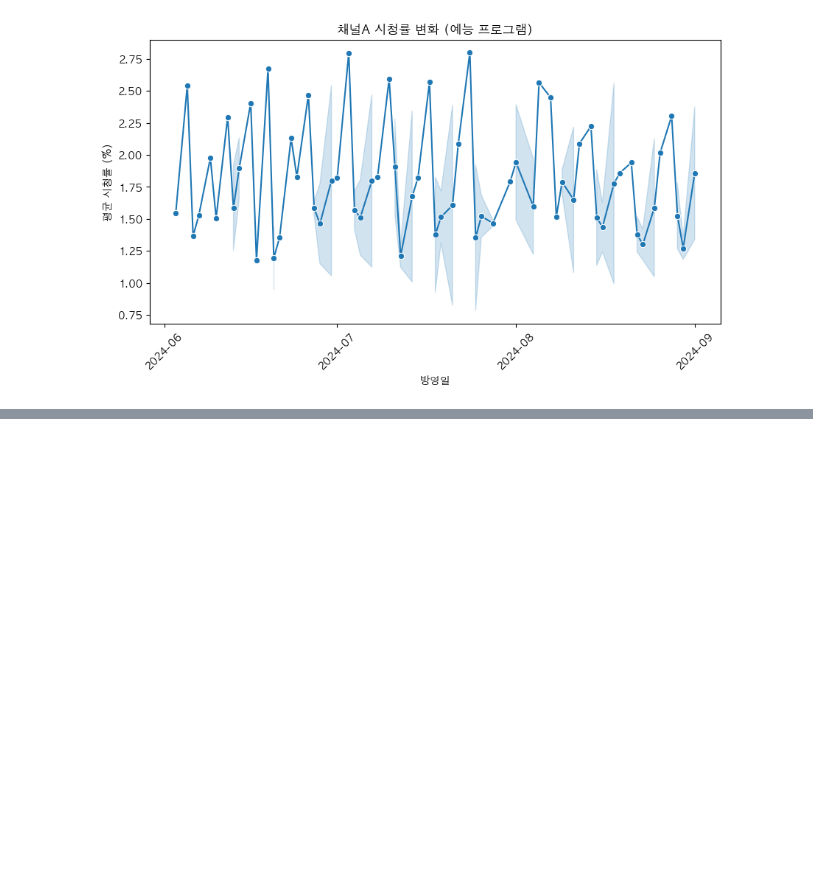
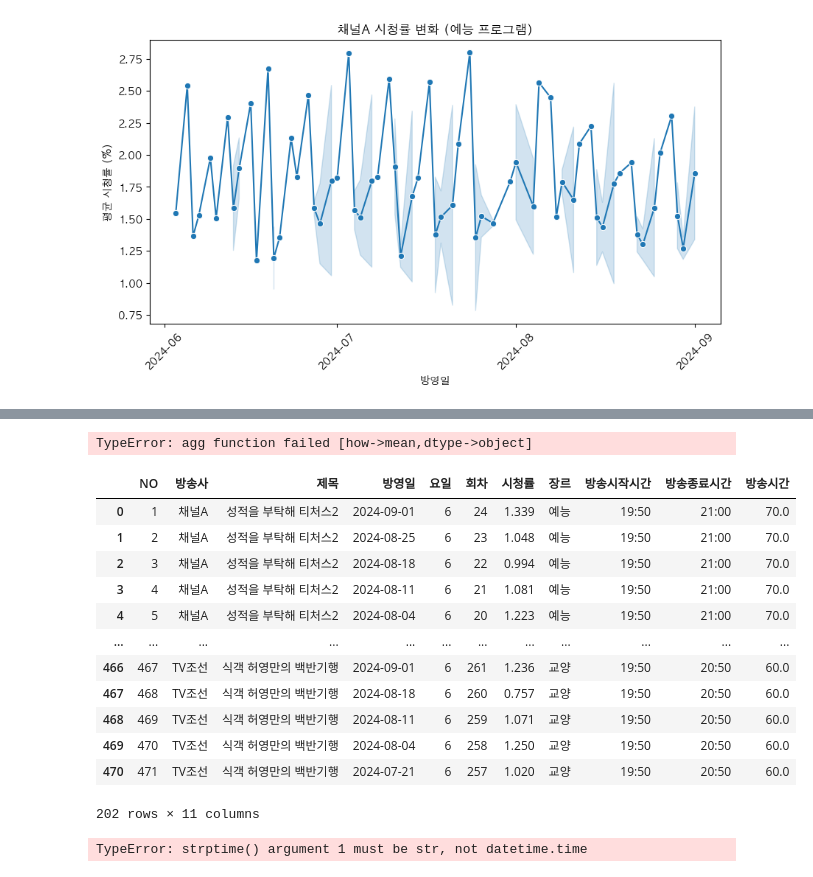
Before and after one commit to minwater96/TV-programming-strategy, a Jupyter notebook: time_as.ipynb, the cells around one changed output, grey strips where cells are left out. Saved outputs shown, nothing was run; the diff lists cells and outputs as text; code cells hidden in the pictures; blank space fills up the shorter version.

```diff
--- a/time_as.ipynb
+++ b/time_as.ipynb
@@ -218,0 +229,34 @@ for broadcaster in broadcasters:
+# %%
+df_grouped = df.groupby('제목')['방송시작시간'].mean() #.reset_index()
+# %% [output]
+TypeError: agg function failed [how->mean,dtype->object]
+# %%
+df_grouped.head()
+# %% [output]
+|  | NO | 방송사 | 제목 | 방영일 | 요일 | 회차 | 시청률 | 장르 | 방송시작시간 | 방송종료시간 | 방송시간 |
+| 0 | 1 | 채널A | 성적을 부탁해 티처스2 | 2024-09-01 | 6 | 24 | 1.339 | 예능 | 19:50 | 21:00 | 70.0 |
+| 1 | 2 | 채널A | 성적을 부탁해 티처스2 | 2024-08-25 | 6 | 23 | 1.048 | 예능 | 19:50 | 21:00 | 70.0 |
+| 2 | 3 | 채널A | 성적을 부탁해 티처스2 | 2024-08-18 | 6 | 22 | 0.994 | 예능 | 19:50 | 21:00 | 70.0 |
+| 3 | 4 | 채널A | 성적을 부탁해 티처스2 | 2024-08-11 | 6 | 21 | 1.081 | 예능 | 19:50 | 21:00 | 70.0 |
+| 4 | 5 | 채널A | 성적을 부탁해 티처스2 | 2024-08-04 | 6 | 20 | 1.223 | 예능 | 19:50 | 21:00 | 70.0 |
+| ... | ... | ... | ... | ... | ... | ... | ... | ... | ... | ... | ... |
+| 466 | 467 | TV조선 | 식객 허영만의 백반기행 | 2024-09-01 | 6 | 261 | 1.236 | 교양 | 19:50 | 20:50 | 60.0 |
+| 467 | 468 | TV조선 | 식객 허영만의 백반기행 | 2024-08-18 | 6 | 260 | 0.757 | 교양 | 19:50 | 20:50 | 60.0 |
+| 468 | 469 | TV조선 | 식객 허영만의 백반기행 | 2024-08-11 | 6 | 259 | 1.071 | 교양 | 19:50 | 20:50 | 60.0 |
+| 469 | 470 | TV조선 | 식객 허영만의 백반기행 | 2024-08-04 | 6 | 258 | 1.250 | 교양 | 19:50 | 20:50 | 60.0 |
+| 470 | 471 | TV조선 | 식객 허영만의 백반기행 | 2024-07-21 | 6 | 257 | 1.020 | 교양 | 19:50 | 20:50 | 60.0 |
+202 rows × 11 columns
+# %%
+from datetime import datetime
+
+# '방송시작시간' 컬럼을 datetime.time 형식으로 변환하는 함수
+def convert_time(time_str):
+    return datetime.strptime(time_str, '%H:%M').time()
+
+# '방송시작시간' 컬럼 변환
+df['방송시작시간'] = df['방송시작시간'].apply(convert_time)
+
+# 결과 확인
+print(df['방송시작시간'].head())
+# %% [output]
+TypeError: strptime() argument 1 must be str, not datetime.time
```
Also changed, not shown: parts of 3 cells of this notebook, 5 other files.
